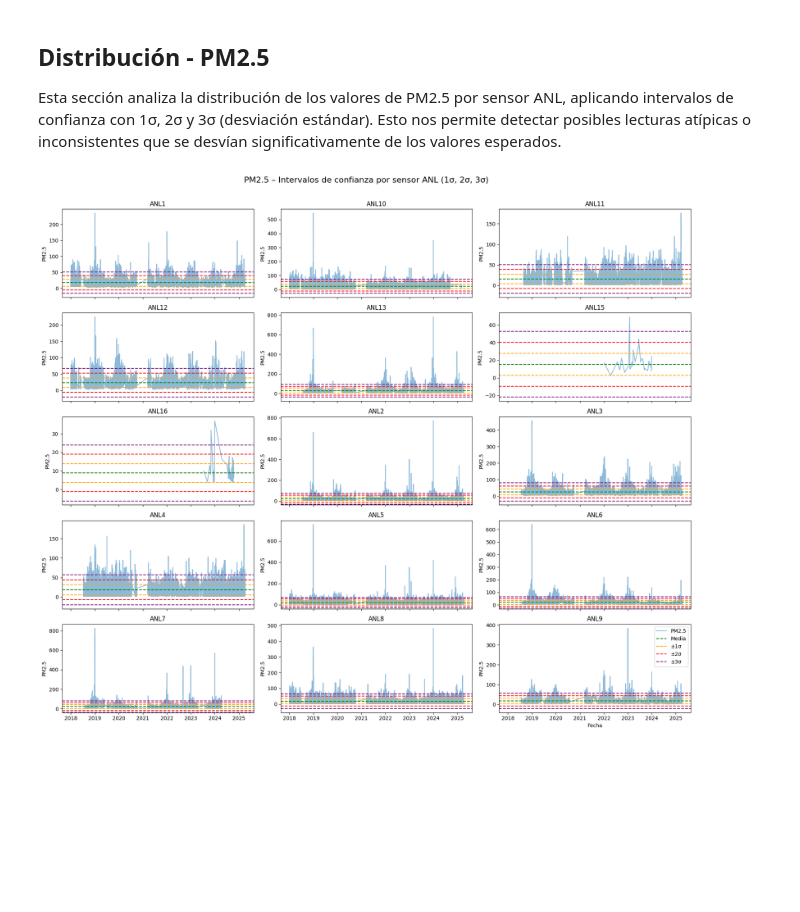
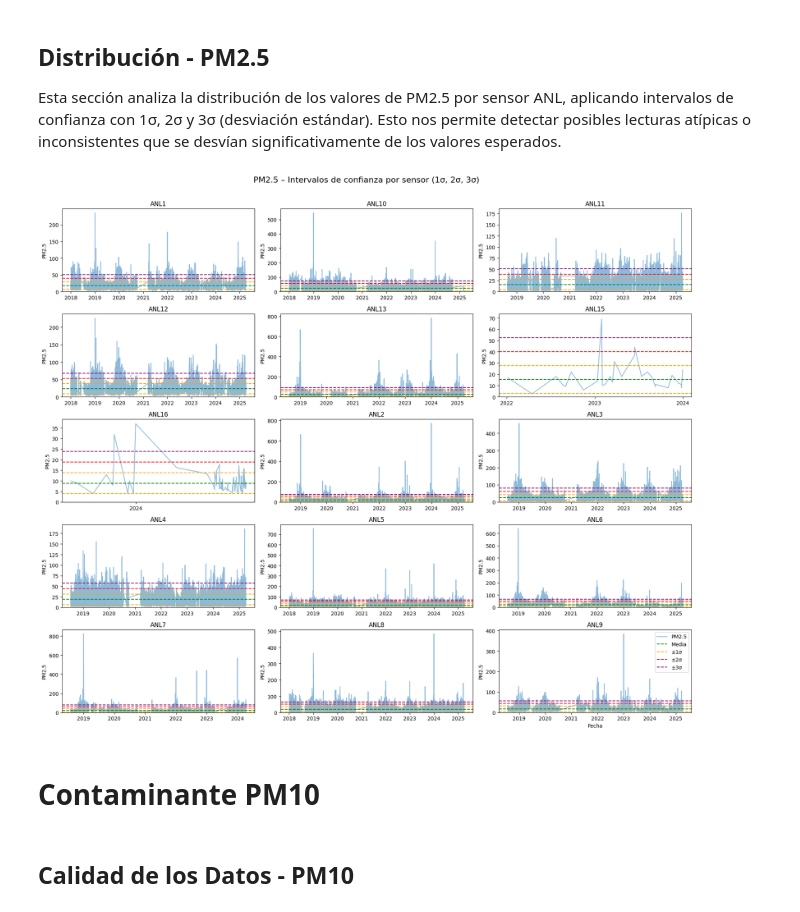
Before and after one commit to SimplySanti/daacc_preficient, a Jupyter notebook: notebooks/DataAnalysis.ipynb, the cells around one changed output. Saved outputs shown, nothing was run; the diff lists cells and outputs as text; code cells hidden in the pictures; blank space fills up the shorter version.

```diff
--- a/notebooks/DataAnalysis.ipynb
+++ b/notebooks/DataAnalysis.ipynb
@@ -77,44 +153,10 @@ calidad_pm25
 Esta sección analiza la distribución de los valores de PM2.5 por sensor ANL, aplicando intervalos de confianza con 1σ, 2σ y 3σ (desviación estándar).
 Esto nos permite detectar posibles lecturas atípicas o inconsistentes que se desvían significativamente de los valores esperados.
 # %%
-# Calcular estadísticas solo con valores válidos
-pm25_validos = registros_filtrados[(registros_filtrados["PM25"] >= 0)]
-estadisticas_pm25 = pm25_validos.groupby("Sensor_id")["PM25"].agg(["mean", "std"]).dropna()
-
-# Lista de sensores ANL
-sensores_anl = sensores["Sensor_id"].unique()
-
-# Filtrar registros válidos de sensores ANL
-registros_pm25_anl = pm25_validos[pm25_validos["Sensor_id"].isin(sensores_anl)]
-
-# Graficar por sensor
-fig, axs = plt.subplots(nrows=5, ncols=3, figsize=(18, 16), sharex=True)
-axs = axs.flatten()
-
-for i, sensor in enumerate(sensores_anl):
-    df = registros_pm25_anl[registros_pm25_anl["Sensor_id"] == sensor]
-
-    if df.empty or sensor not in estadisticas_pm25.index:
-        continue
-
-    media = estadisticas_pm25.loc[sensor, "mean"]
-    std = estadisticas_pm25.loc[sensor, "std"]
-
-    axs[i].plot(df["Dia"], df["PM25"], label="PM2.5", alpha=0.5)
-    axs[i].axhline(media, color="green", linestyle="--", label="Media")
-    axs[i].axhline(media + std, color="orange", linestyle="--", label="±1σ")
-    axs[i].axhline(media - std, color="orange", linestyle="--")
-    axs[i].axhline(media + 2*std, color="red", linestyle="--", label="±2σ")
-    axs[i].axhline(media - 2*std, color="red", linestyle="--")
-    axs[i].axhline(media + 3*std, color="purple", linestyle="--", label="±3σ")
-    axs[i].axhline(media - 3*std, color="purple", linestyle="--")
-    axs[i].set_title(sensor)
-    axs[i].set_ylabel("PM2.5")
-
-plt.suptitle("PM2.5 – Intervalos de confianza por sensor ANL (1σ, 2σ, 3σ)", fontsize=16)
-plt.xlabel("Fecha")
-plt.tight_layout(rect=[0, 0.03, 1, 0.97])
-plt.legend(loc="upper right")
-plt.show()
+graficar_intervalos_confianza(registros_filtrados, sensores, "PM25", "PM2.5")
 # %% [output]
-[figure, old version]
+[figure, new version]
+# %% [markdown]
+# Contaminante PM10
+# %% [markdown]
+## Calidad de los Datos - PM10
```
Also changed, not shown: parts of 44 cells of this notebook, 2 other files.
